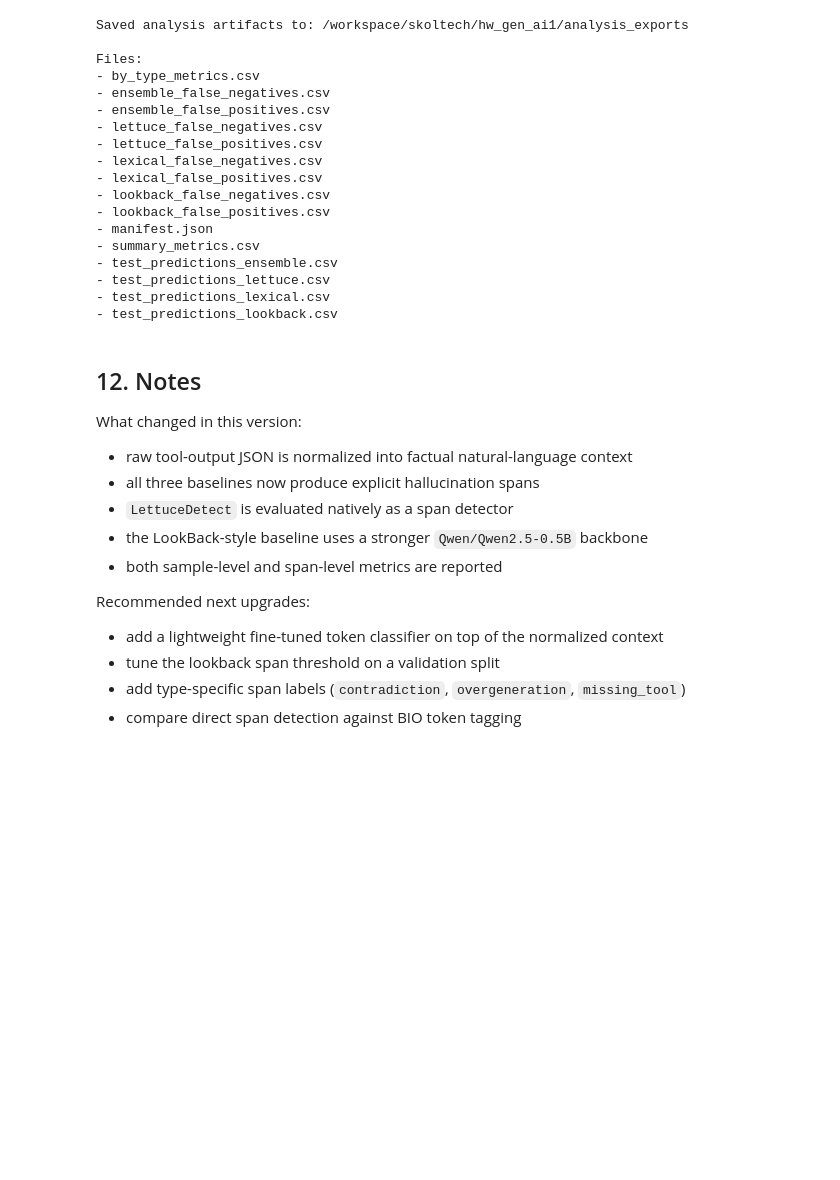
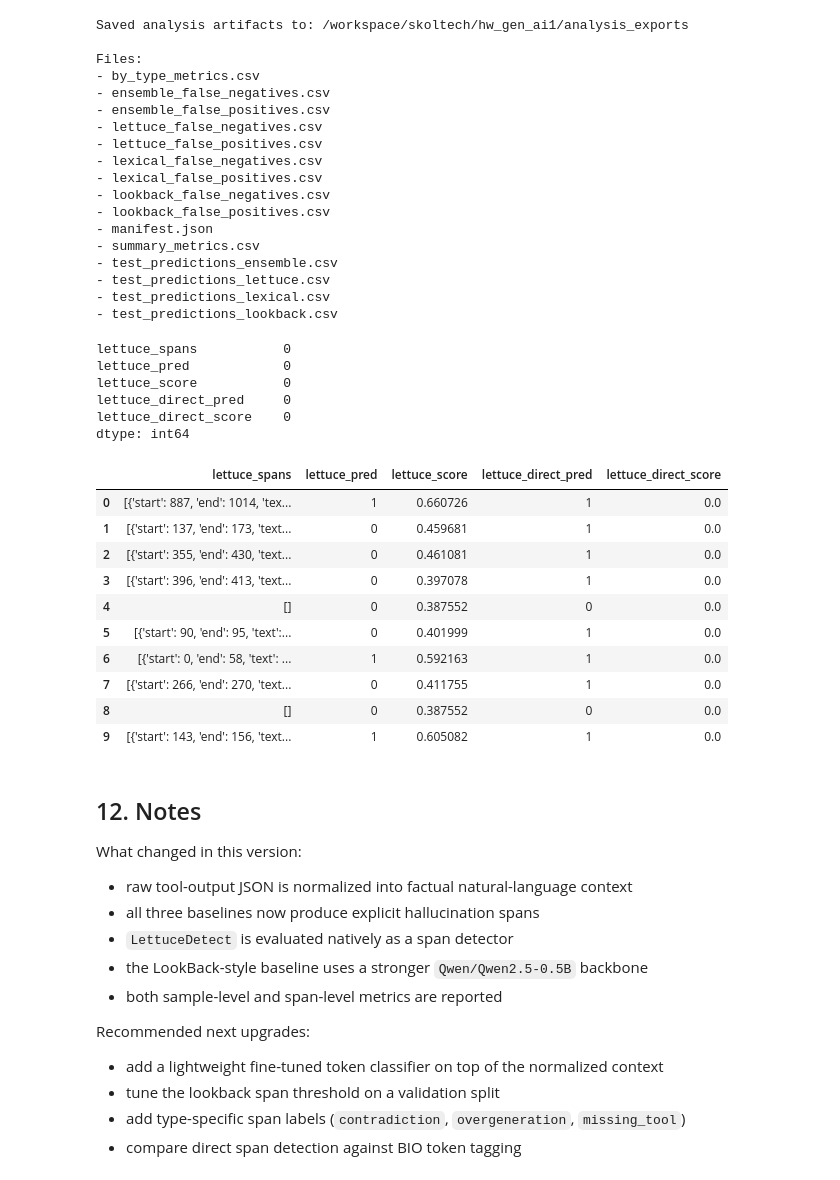
Before and after one commit to Lerusya66/toolace, a Jupyter notebook: evaluation_baselines_improved.ipynb, the cells around one changed output. Saved outputs shown, nothing was run; the diff lists cells and outputs as text; code cells hidden in the pictures; blank space fills up the shorter version.

```diff
--- a/evaluation_baselines_improved.ipynb
+++ b/evaluation_baselines_improved.ipynb
@@ -1004,6 +1004,33 @@ Files:
 - test_predictions_lettuce.csv
 - test_predictions_lexical.csv
 - test_predictions_lookback.csv
+# %%
+test_df_lettuce[
+    ["lettuce_spans", "lettuce_pred", "lettuce_score", "lettuce_direct_pred", "lettuce_direct_score"]
+].isna().sum()
+# %% [output]
+lettuce_spans           0
+lettuce_pred            0
+lettuce_score           0
+lettuce_direct_pred     0
+lettuce_direct_score    0
+dtype: int64
+# %%
+test_df_lettuce[
+    ["lettuce_spans", "lettuce_pred", "lettuce_score", "lettuce_direct_pred", "lettuce_direct_score"]
+].head(10)
+# %% [output]
+|  | lettuce_spans | lettuce_pred | lettuce_score | lettuce_direct_pred | lettuce_direct_score |
+| 0 | [{'start': 887, 'end': 1014, 'tex... | 1 | 0.660726 | 1 | 0.0 |
+| 1 | [{'start': 137, 'end': 173, 'text... | 0 | 0.459681 | 1 | 0.0 |
+| 2 | [{'start': 355, 'end': 430, 'text... | 0 | 0.461081 | 1 | 0.0 |
+| 3 | [{'start': 396, 'end': 413, 'text... | 0 | 0.397078 | 1 | 0.0 |
+| 4 | [] | 0 | 0.387552 | 0 | 0.0 |
+| 5 | [{'start': 90, 'end': 95, 'text':... | 0 | 0.401999 | 1 | 0.0 |
+| 6 | [{'start': 0, 'end': 58, 'text': ... | 1 | 0.592163 | 1 | 0.0 |
+| 7 | [{'start': 266, 'end': 270, 'text... | 0 | 0.411755 | 1 | 0.0 |
+| 8 | [] | 0 | 0.387552 | 0 | 0.0 |
+| 9 | [{'start': 143, 'end': 156, 'text... | 1 | 0.605082 | 1 | 0.0 |
 # %% [markdown]
 ## 12. Notes
 
```
